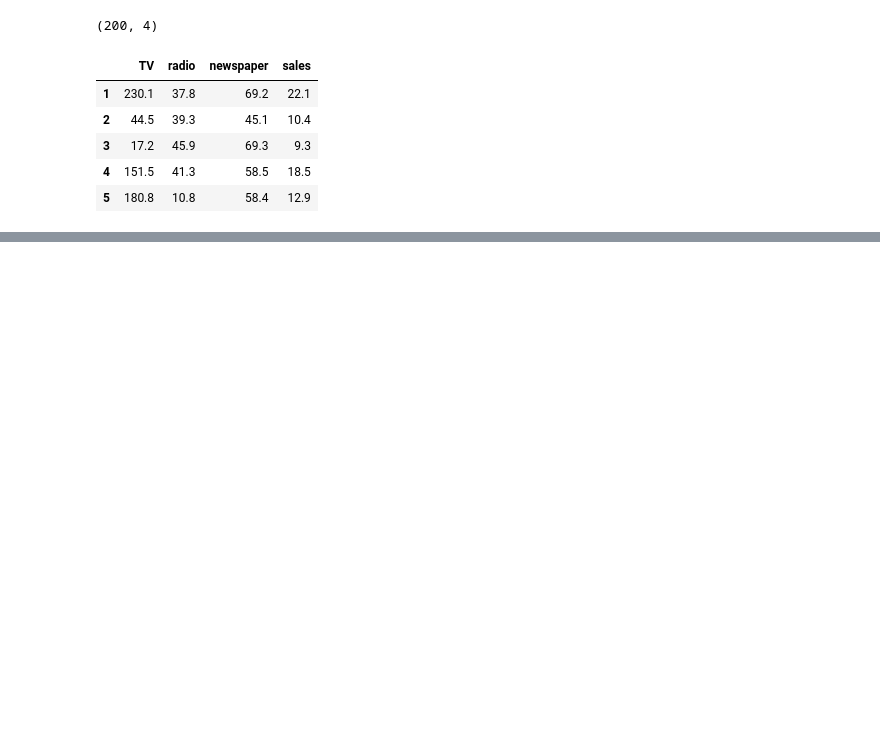
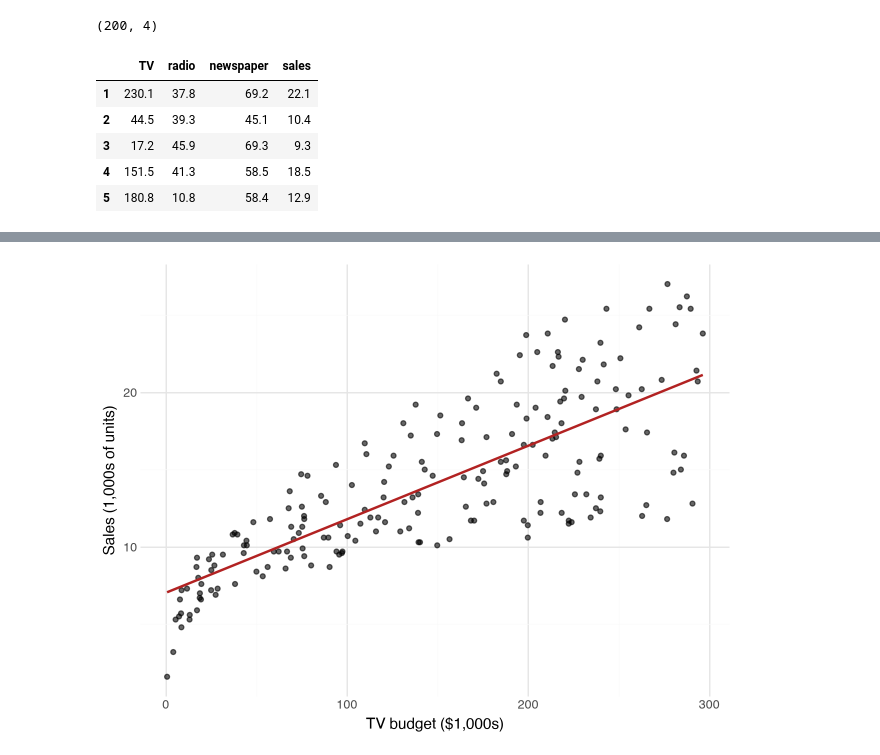
Before and after one commit to gato365/gsb5544_instructor_learn_prep, a Jupyter notebook: assignments/practice_activities/week_8/GSB5544_Topic_8_2_Regression-solution.ipynb, the cells around one changed output, grey strips where cells are left out. Drawn from its saved outputs; the diff is of its cells as text; code cells hidden in the pictures; blank space fills up the shorter version.

```diff
--- a/assignments/practice_activities/week_8/GSB5544_Topic_8_2_Regression-solution.ipynb
+++ b/assignments/practice_activities/week_8/GSB5544_Topic_8_2_Regression-solution.ipynb
@@ -79,0 +62,8 @@ along a straight line. `.corr()` gives every pair at once.
+# %%
+(ggplot(ads, aes(x="TV", y="sales"))
+ + geom_point(alpha=0.6)
+ + geom_smooth(method="lm", se=False, color="firebrick")
+ + labs(x="TV budget ($1,000s)", y="Sales (1,000s of units)")
+ + theme_minimal())
+# %% [output]
+[figure, added]
```
Also changed, not shown: parts of 62 cells of this notebook, 6 other files.
